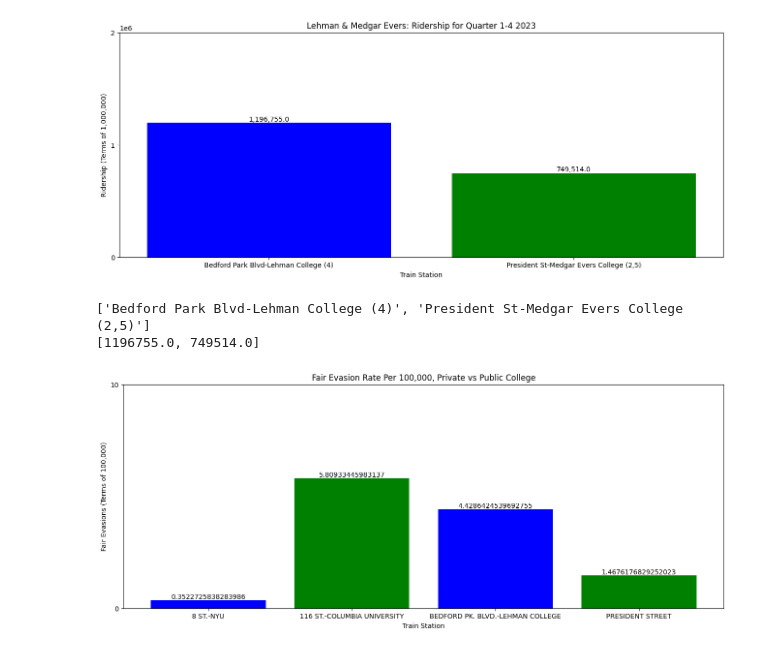
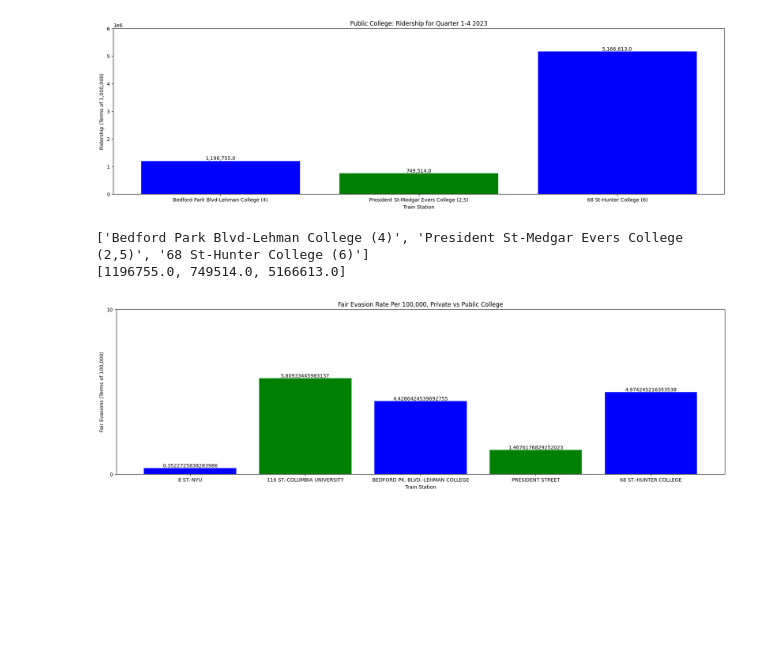
Before and after one commit to Sudiptto/TrainData, a Jupyter notebook: analysis/rates.ipynb, the cells around one changed output. Cells and saved outputs as stored; diff of their text form; code cells hidden in the pictures; blank space fills up the shorter version.

```diff
--- a/analysis/rates.ipynb
+++ b/analysis/rates.ipynb
@@ -53,6 +67,6 @@ AttributeError: partially initialized module 'pandas' has no attribute 'core' (m
 # %%
 
-def get_total_ridership(station_complex, start_date, end_date, limit = 50000, ) :
+def get_total_ridership(station_complex, start_date, end_date, limit = 50000) :
     """
     Fetch total ridership for a given station and date range.
 
@@ -99,6 +111,7 @@ AttributeError: partially initialized module 'pandas' has no attribute 'core' (m
 # %%
 # Make a function to graph
 import matplotlib.pyplot as plt
+import numpy as np
 
 def plotGraph(title, xlable, ylable, stations, ridership, iterations):
     """
@@ -109,7 +122,7 @@ def plotGraph(title, xlable, ylable, stations, ridership, iterations):
     ridership (list): List of ridership numbers corresponding to the stations.
     iterations (int/float): Step size for y-ticks.
     """
-    plt.figure(figsize=(16, 6))
+    plt.figure(figsize=(22, 6))
     bars = plt.bar(stations, ridership, color=['blue', 'green'])
 
     plt.title(title)
@@ -142,7 +155,7 @@ plotGraph(title, xLable, yLable, stations, ridership, iterations)
 private_college = ["8 St-NYU (R,W)", "116 St-Columbia University (1)"]
 
 # Public College List
-public_college = ["Bedford Park Blvd-Lehman College (4)", "President St-Medgar Evers College (2,5)"]
+public_college = ["Bedford Park Blvd-Lehman College (4)", "President St-Medgar Evers College (2,5)", '68 St-Hunter College (6)']
 
 
 # Get total public college
@@ -177,6 +190,11 @@ private_college_ridership= [3769795.0, 3406453.0]
 
 public_college_ridership = [1196755.0, 749514.0]
 
+ridershipHunter = get_total_ridership("68 St-Hunter College (6)", start, end, 200000)
+public_college_ridership.append(ridershipHunter)
+
+
+
 print(private_college)
 print(private_college_ridership)
 print(public_college)
@@ -263,7 +281,7 @@ plotGraph(title, xLable, yLable, stations, ridership, iterations)
 # %%
 # Plot summons
 
-title = 'Lehman & Medgar Evers: Ridership for Quarter 1-4 2023'
+title = 'Public College: Ridership for Quarter 1-4 2023'
 xLable = 'Train Station'
 yLable = "Ridership (Terms of 1,000,000)"
 stations = public_college
@@ -271,7 +289,7 @@ ridership = public_college_ridership
 iterations = 1000000
 plotGraph(title, xLable, yLable, stations, ridership, iterations)
 # %% [output]
-[figure, old version]
+[figure, new version]
 # %%
 
 
@@ -281,36 +299,36 @@ privateStationEvasionNames = ["8 ST.-NYU", "116 ST.-COLUMBIA UNIVERSITY"]
 # number of college students that evaded the fare and got summins
 privateCollegeStudentEvasionSummons = [12, 219]
 
 # public station names / evasion per station
-publicStationEvasionNames = ["BEDFORD PK. BLVD.-LEHMAN COLLEGE", "PRESIDENT STREET"]
-publicCollegeStudentEvasionSummons = [53, 11]
+publicStationEvasionNames = ["BEDFORD PK. BLVD.-LEHMAN COLLEGE", "PRESIDENT STREET", "68 ST.-HUNTER COLLEGE"]
+publicCollegeStudentEvasionSummons = [53, 11, 257]
 
 # calculate fare evasion rate per 100,000
 def fairEvasionRate(ridership, numSummons):
     return (numSummons / ridership) * 100000
 
 
 
 privateCollegeRate = [fairEvasionRate(3406453, privateCollegeStudentEvasionSummons[0]), fairEvasionRate(3769795, privateCollegeStudentEvasionSummons[1])]
-publicCollegeRate = [fairEvasionRate(1196755, publicCollegeStudentEvasionSummons[0]), fairEvasionRate(749514, publicCollegeStudentEvasionSummons[1])]
+publicCollegeRate = [fairEvasionRate(1196755, publicCollegeStudentEvasionSummons[0]), fairEvasionRate(749514, publicCollegeStudentEvasionSummons[1]), fairEvasionRate(ridershipHunter, publicCollegeStudentEvasionSummons[2])]
 
 # combine station names and evasion rates
 
 allStationEvasionNames = privateStationEvasionNames + publicStationEvasionNames
 allEvasionRates = privateCollegeRate + publicCollegeRate
 
 
 # Public data
 title = 'Fair Evasion Rate Per 100,000, Private vs Public College'
 xLable = 'Train Station'
 yLable = "Fair Evasions (Terms of 100,000)"
 stations = allStationEvasionNames
 print(public_college)
 evasionRate = allEvasionRates
 print(public_college_ridership)
 iterations = 10
 plotGraph(title, xLable, yLable, stations, evasionRate, iterations)
 # %% [output]
-['Bedford Park Blvd-Lehman College (4)', 'President St-Medgar Evers College (2,5)']
-[1196755.0, 749514.0]
+['Bedford Park Blvd-Lehman College (4)', 'President St-Medgar Evers College (2,5)', '68 St-Hunter College (6)']
+[1196755.0, 749514.0, 5166613.0]
-[figure, old version]
+[figure, new version]
```
Also changed, not shown: parts of 5 cells of this notebook.
